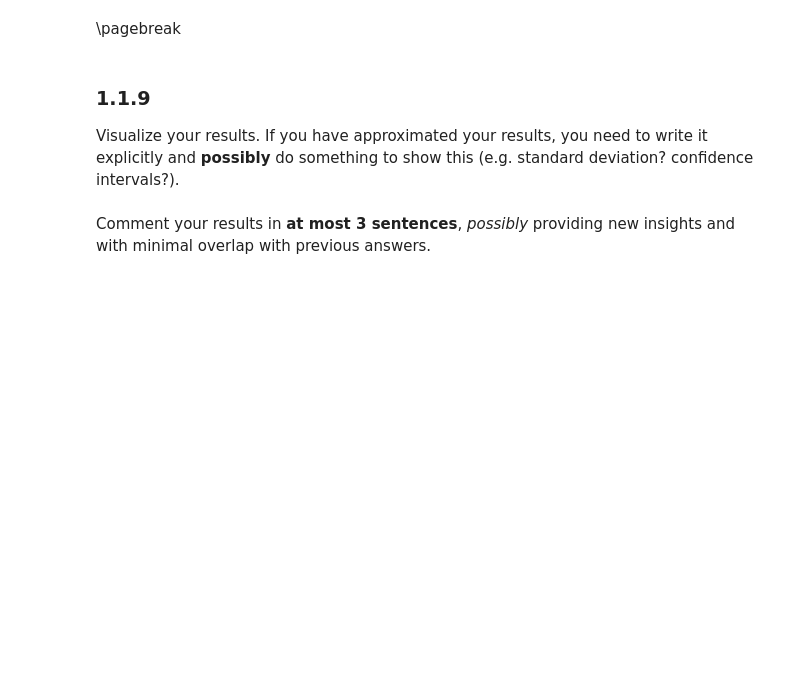
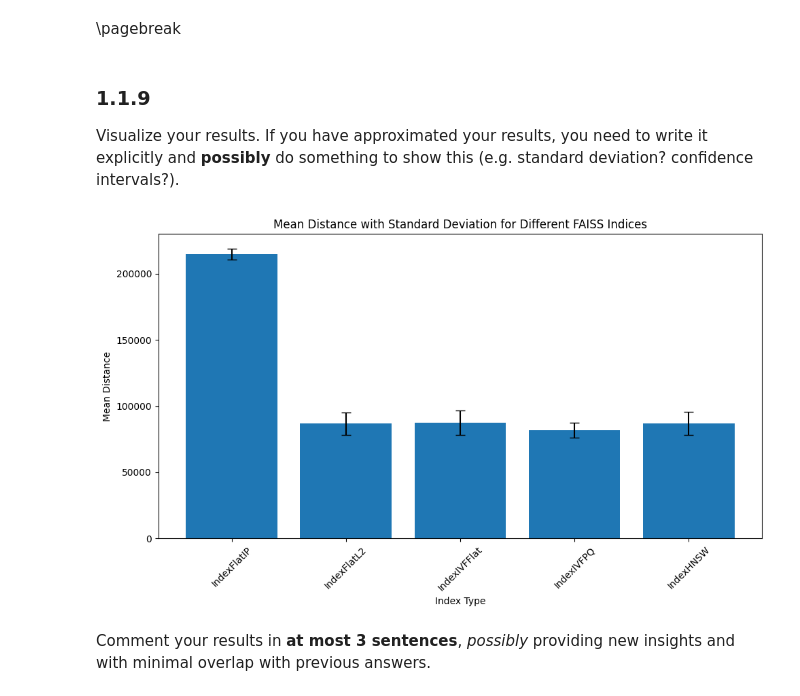
Before and after one commit to JozeRamos/BigData, a Jupyter notebook: HW1.ipynb, the cells around one changed output. Drawn from its saved outputs; the diff is of its cells as text; code cells hidden in the pictures; blank space fills up the shorter version.

```diff
--- a/HW1.ipynb
+++ b/HW1.ipynb
@@ -428,9 +411,9 @@ Produce a table with your results. If you have approximated your results, you ne
 
 
 
-
-
-
+# Create a pandas DataFrame to display the results
+df = pd.DataFrame(results)
+print(df)
 
 
 
@@ -529,3 +468,56 @@ Visualize your results. If you have approximated your results, you need to write
+# %%
+#YOUR CODE STARTS HERE#
+
+
+# Plot the results
+plt.figure(figsize=(10, 6))
+plt.bar(df["Index"], df["Mean Distance"], yerr=df["Std Distance"], capsize=5)
+plt.xlabel('Index Type')
+plt.ylabel('Mean Distance')
+plt.title('Mean Distance with Standard Deviation for Different FAISS Indices')
+plt.xticks(rotation=45)
+plt.tight_layout()
+plt.show()
+
+
+
+
+
+
+
+
+
+
+
+
+
+
+
+
+
+
+
+
+
+
+
+
+
+
+
+
+
+
+
+
+
+
+
+
+#YOUR CODE ENDS HERE#
+#THIS IS LINE 50#
+# %% [output]
+[figure, added]
 # %% [markdown]
 Comment your results in **at most 3 sentences**, *possibly* providing new insights and with minimal overlap with previous answers.
 
```
Also changed, not shown: parts of 6 cells of this notebook.
